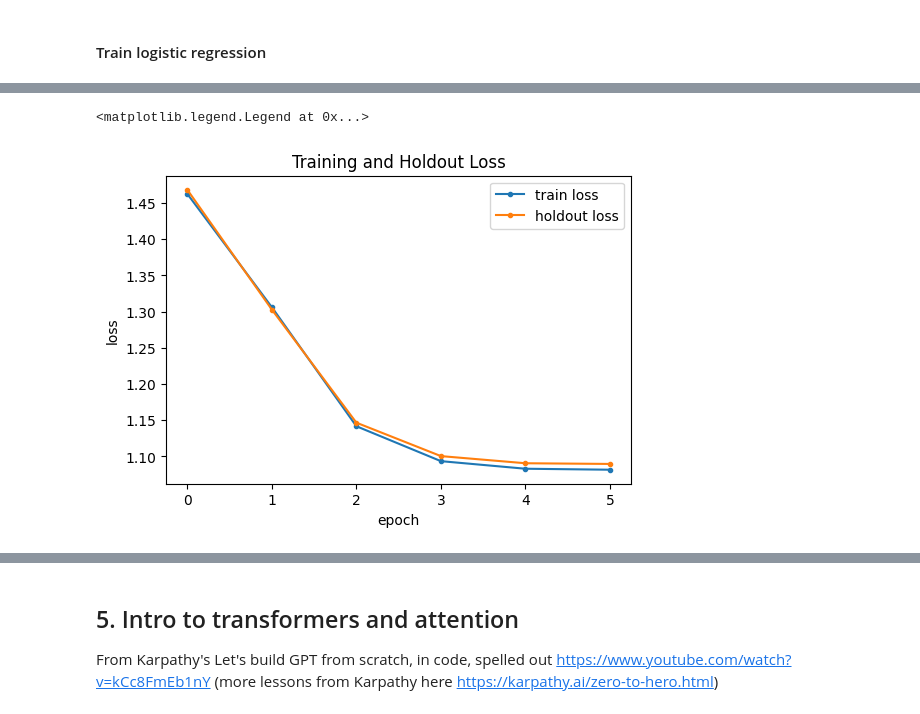
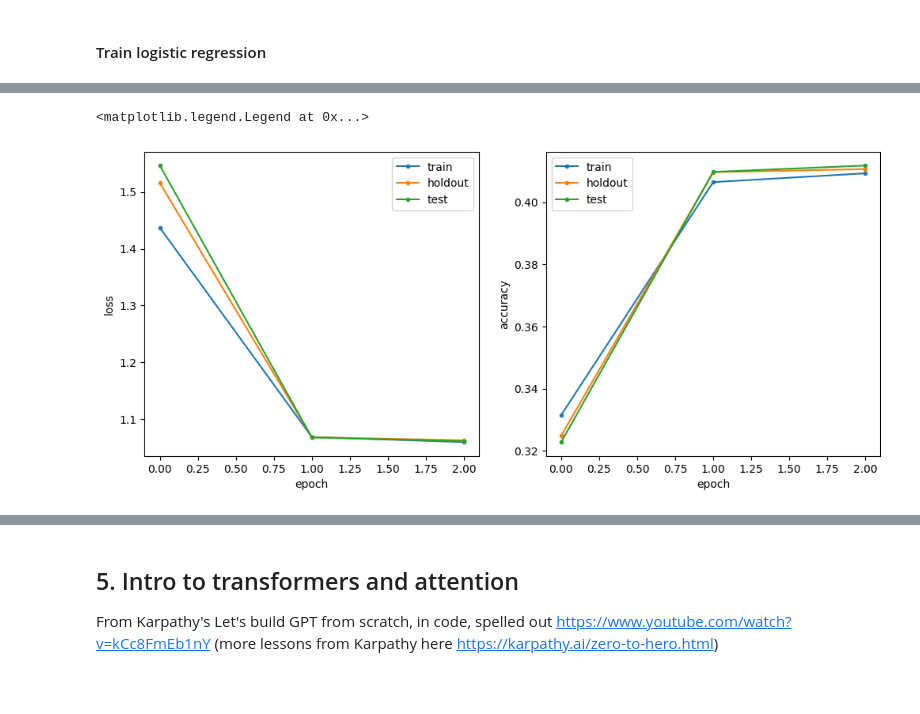
Before and after one commit to kristinbranson/roshambo_transformer, a Jupyter notebook: roshambo.ipynb, the cells around one changed output, grey strips where cells are left out. Saved outputs shown, nothing was run; the diff lists cells and outputs as text; code cells hidden in the pictures; blank space fills up the shorter version.

```diff
--- a/roshambo.ipynb
+++ b/roshambo.ipynb
@@ -438,6 +650,17 @@ class RPSMixin:
         return idx.reshape(probs.shape[:-1])
 
     @torch.no_grad()
+    def predict_probs(self, x):
+        """Return class probabilities over [rock, paper, scissors]."""
+        was_training = self.training
+        self.eval()
+        logits, _ = self(x)
+        probs = F.softmax(logits, dim=-1)
+        if was_training:
+            self.train()
+        return probs
+
+    @torch.no_grad()
     def generate(self, dataset, x, n_new, sample=True):
         """
         Generate new moves for a given dataset and input.
@@ -955,38 +1201,51 @@ next-move accuracy for sample batch: 0.393   (chance = 0.333)
 model = LogisticRegressionModel(model_params).to(device)
 
 # let's just train for a few epochs to see if the model can learn something nontrivial, even with this simple architecture
-n_epochs_logistic_regression = 5
+n_epochs_logistic_regression = 2
 
-def compute_loss(dataloader, model, device):
-    """Compute the average loss of the model on a dataloader without updating parameters.
+def compute_loss_and_accuracy(dataloader, model, device):
+    """Compute the average loss and accuracy of the model on a dataloader without updating parameters.
     Iterates through all batches and averages loss over batches.
     Arguments:
         dataloader: DataLoader providing batches of input data and targets
         model: the model to evaluate
         device: the device to run the computation on
     Returns:
-        The average loss over the dataloader
+        loss: the average loss of the model on the dataloader
+        accuracy: the fraction of examples for which the model's highest logit matches the target move
     """
     total_loss = 0.
+    total_correct = 0
+    total_count = 0
     was_training = model.training
     model.eval()
     with torch.no_grad():
         for xb, yb in dataloader:
             xb = batch_to_device(xb, device)
             yb = yb.to(device)
-            _, loss = model(xb, yb)
+            logits, loss = model(xb, yb)
             total_loss += loss.item()
+
+            pred = logits.argmax(dim=-1)
+            target = yb.argmax(dim=-1)
+            total_correct += (pred == target).sum().item()
+            total_count += target.numel()
     if was_training:
         model.train()
-    return total_loss / len(dataloader)
+    return total_loss / len(dataloader), total_correct / total_count
 
 
-# keep track of train and holdout loss over epochs for plotting
-train_loss = [compute_loss(train_dataloader, model, device)]
-holdout_loss = [compute_loss(holdout_dataloader, model, device)]
+# keep track of train, holdout, and test loss and accuracy over epochs for plotting
+all_loss = {}
+all_accuracy = {}
+for k, dataloader in zip(['train', 'holdout', 'test'], [train_dataloader, holdout_dataloader, test_dataloader]):
+    all_loss[k], all_accuracy[k] = compute_loss_and_accuracy(dataloader, model, device)
+    all_loss[k] = [all_loss[k]]  # convert to list so we can append epoch losses
+    all_accuracy[k] = [all_accuracy[k]]
 
 # initialize the optimizer
-optimizer = torch.optim.AdamW(model.parameters(), lr=model_params['learning_rate'])
+optimizer = torch.optim.AdamW(model.parameters(), lr=model_params['learning_rate'],
+                              weight_decay=model_params['weight_decay'])
 
 # initialize the learning rate scheduler if specified
 if model_params['scheduler_type'] == 'OneCycleLR':
@@ -1003,14 +1262,14 @@ else:
     raise ValueError(f"Unsupported scheduler type: {model_params['scheduler_type']}")
 
 # main training loop
-best_holdout_loss = holdout_loss[0]
+best_holdout_loss = all_loss['holdout'][0]
 best_epoch = 0
 epochs_without_improvement = 0
 best_state = {k: v.detach().cpu().clone() for k, v in model.state_dict().items()}
 patience = model_params['early_stopping_patience']
 total = n_epochs_logistic_regression * len(train_dataloader)
 pbar = tqdm(total=total)
-print(f"Initial loss before training: train: {train_loss[0]:.4f}, holdout: {holdout_loss[0]:.4f}")
+print(f"Before training: train loss: {all_loss['train'][-1]:.4f}, train acc: {all_accuracy['train'][-1]:.4f}, holdout loss: {all_loss['holdout'][-1]:.4f}, holdout acc: {all_accuracy['holdout'][-1]:.4f}")
 
 # iterate over epochs
 for epoch in range(n_epochs_logistic_regression):
@@ -1030,13 +1289,15 @@ for epoch in range(n_epochs_logistic_regression):
         pbar.set_postfix(loss=f"{loss.item():.4f}", lr=f"{lr:.2e}")
 
     # compute the loss on the train and holdout sets at the end of the epoch for monitoring
-    train_loss.append(compute_loss(train_dataloader, model, device))
-    holdout_loss.append(compute_loss(holdout_dataloader, model, device))
-    print(f"Epoch {epoch+1}/{n_epochs_logistic_regression}: train loss: {train_loss[-1]:.4f}, holdout loss: {holdout_loss[-1]:.4f}")
+    for k, dataloader in zip(['train', 'holdout', 'test'], [train_dataloader, holdout_dataloader, test_dataloader]):
+        loss_curr, acc_curr = compute_loss_and_accuracy(dataloader, model, device)
+        all_loss[k].append(loss_curr)
+        all_accuracy[k].append(acc_curr)
+    print(f"Epoch {epoch+1}/{n_epochs_logistic_regression}: train loss: {all_loss['train'][-1]:.4f}, train acc: {all_accuracy['train'][-1]:.4f}, holdout loss: {all_loss['holdout'][-1]:.4f}, holdout acc: {all_accuracy['holdout'][-1]:.4f}")
 
     # keep the best holdout checkpoint and stop once the holdout loss stops improving
-    if holdout_loss[-1] < best_holdout_loss:
-        best_holdout_loss = holdout_loss[-1]
+    if all_loss['holdout'][-1] < best_holdout_loss:
+        best_holdout_loss = all_loss['holdout'][-1]
         best_epoch = epoch + 1
         epochs_without_improvement = 0
         best_state = {k: v.detach().cpu().clone() for k, v in model.state_dict().items()}
@@ -1048,15 +1309,20 @@ for epoch in range(n_epochs_logistic_regression):
 
 pbar.close()
 model.load_state_dict(best_state)
-test_loss = compute_loss(test_dataloader, model, device)
-print(f"Best holdout checkpoint: epoch {best_epoch}, holdout loss: {best_holdout_loss:.4f}, test loss: {test_loss:.4f}")
+
+print(f"Best holdout checkpoint: epoch {best_epoch}")
+for k in ['train', 'holdout', 'test']:
+    print(f"{k} loss: {all_loss[k][best_epoch]:.4f}, {k} accuracy: {all_accuracy[k][best_epoch]:.4f}")
 
 # plot the train and holdout loss curves over epochs
-fig, ax = plt.subplots(figsize=(6,4))
-ax.plot(train_loss, '.-', label='train loss')
-ax.plot(holdout_loss, '.-', label='holdout loss')
-ax.set_xlabel('epoch')
-ax.set_ylabel('loss')
-ax.set_title('Training and Holdout Loss')
-ax.legend()
+fig, ax = plt.subplots(1,2, figsize=(12, 5))
+for k in ['train', 'holdout', 'test']:
+    ax[0].plot(all_loss[k], '.-', label=k)
+    ax[1].plot(all_accuracy[k], '.-', label=k)
+ax[0].set_xlabel('epoch')
+ax[0].set_ylabel('loss')
+ax[0].legend()
+ax[1].set_xlabel('epoch')
+ax[1].set_ylabel('accuracy')
+ax[1].legend()
 # %% [output]
@@ -1070,5 +1336,5 @@ Best holdout checkpoint: epoch 5, holdout loss: 1.0897, test loss: 1.0957
 <matplotlib.legend.Legend at 0x...>
-[figure, old version]
+[figure, new version]
 # %%
 # generate some moves
 x0, y0 = holdout_dataset[0]
```
Also changed, not shown: parts of 26 cells of this notebook.
